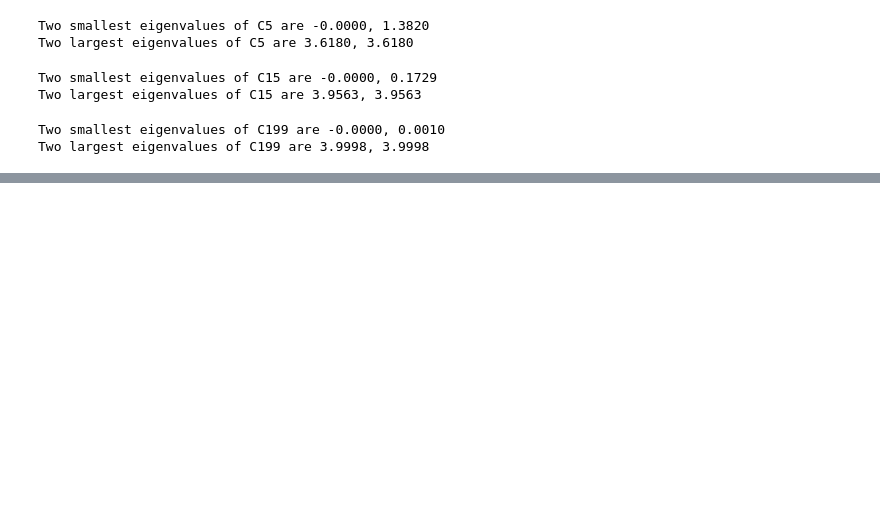
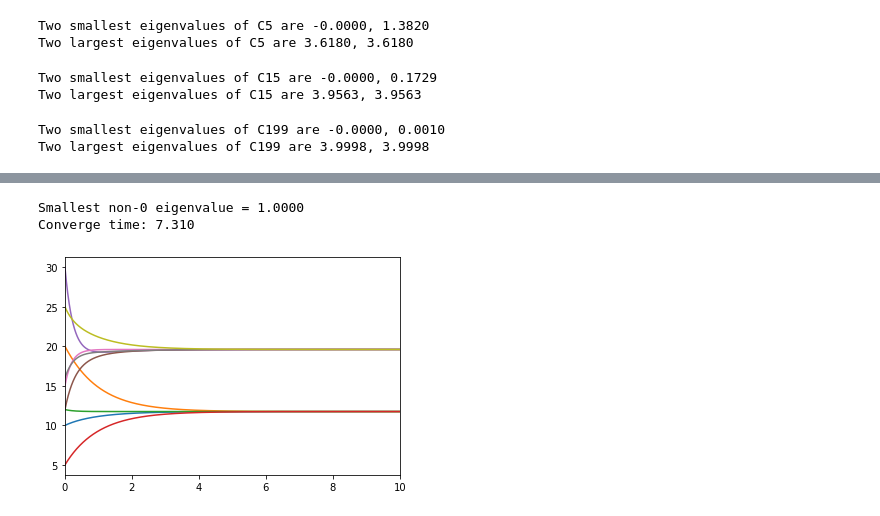
Before and after one commit to Sutopia/SRSeries2, a Jupyter notebook: getLaplacian.ipynb, the cells around one changed output, grey strips where cells are left out. Saved outputs shown, nothing was run; the diff lists cells and outputs as text; code cells hidden in the pictures; blank space fills up the shorter version.

```diff
--- a/getLaplacian.ipynb
+++ b/getLaplacian.ipynb
@@ -63,0 +132,31 @@ Two largest eigenvalues of C199 are 3.9998, 3.9998
+# %%
+Graph = [[0,2],
+         [1,2],
+         [2,3],
+         [4,6],
+         [4,5],
+         [4,7],
+         [6,5],
+         [6,7],
+         [6,8]]
+Laplacian = get_laplacian(Graph, 9, False)
+print('Smallest non-0 eigenvalue = %.4f'%numpy.sort(eigvals(Laplacian))[2])
+
+timelog, statelog = simulate_consensus(x_0, 10, Laplacian,)
+
+# %matplotlib inline
+plt.clf()
+for i in range(len(x_0)):
+    plt.plot(timelog, statelog[i])
+plt.xlim(0,10)
+plt.show
+
+converge1 = [statelog[0],statelog[1],statelog[2],statelog[3]]
+converge2 = [statelog[4],statelog[5],statelog[6],statelog[7],statelog[8]]
+time1 = time_of_consensus(timelog, converge1, 0.01)
+time2 = time_of_consensus(timelog, converge2, 0.01)
+print('Converge time: %.3f'%max(time1,time2))
+# %% [output]
+Smallest non-0 eigenvalue = 1.0000
+Converge time: 7.310
+[figure, added]
```
Also changed, not shown: parts of 7 cells of this notebook.
